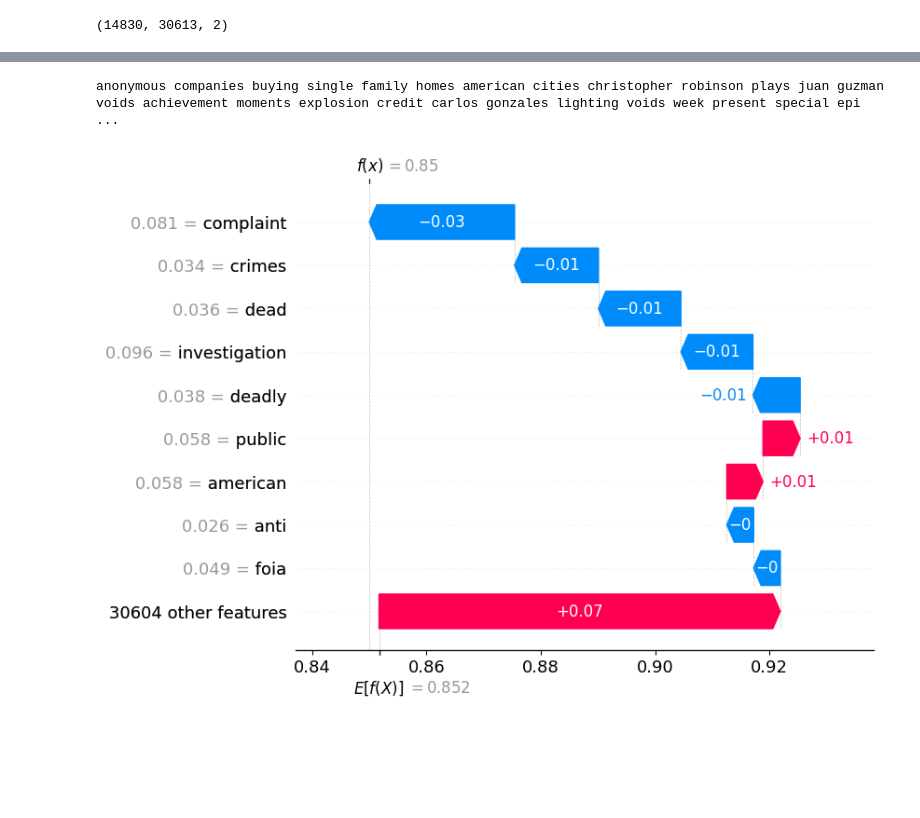
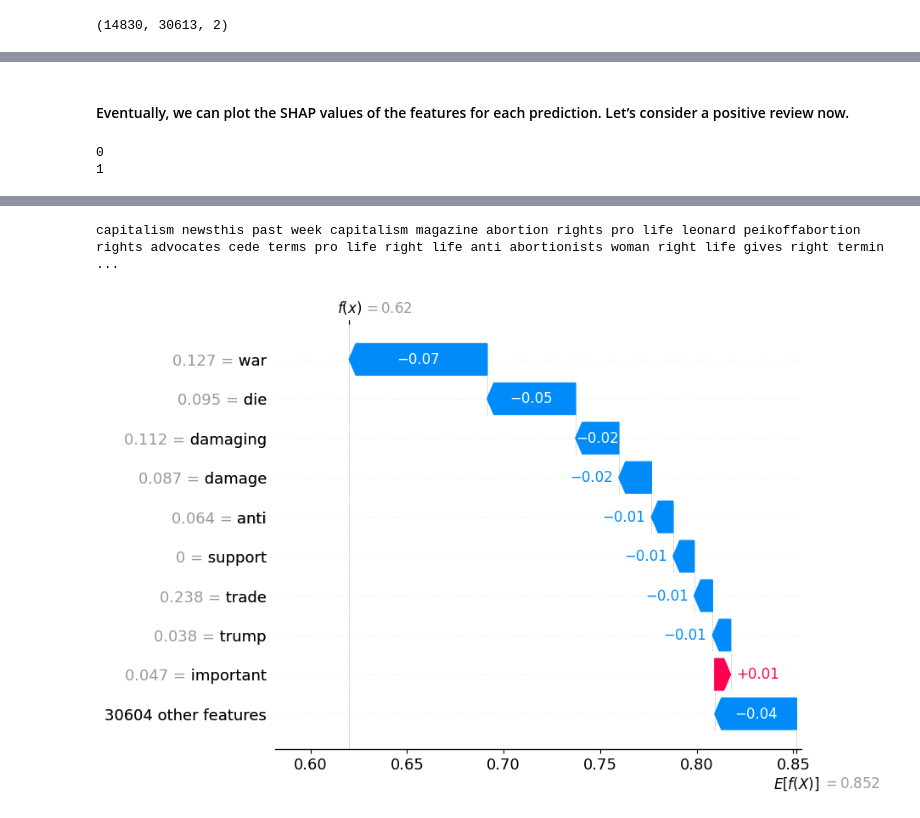
Before and after one commit to statzenthusiast921/political-emails-analysis, a Jupyter notebook: main/notebooks/Interpretable ML with Shapely 12.5.22.ipynb, the cells around one changed output, grey strips where cells are left out. Drawn from its saved outputs; the diff is of its cells as text; code cells hidden in the pictures; blank space fills up the shorter version.

```diff
--- a/main/notebooks/Interpretable ML with Shapely 12.5.22.ipynb
+++ b/main/notebooks/Interpretable ML with Shapely 12.5.22.ipynb
@@ -106,10 +92,18 @@ democrats using impeachment partisan gain interest giving president trump fair i
+# %% [markdown]
+#### Eventually, we can plot the SHAP values of the features for each prediction. Let’s consider a positive review now.
+# %%
+print(y_test[0])
+print(y_test[2])
+# %% [output]
+0
+1
 # %%
 shap.initjs()
 
-ind = 122
+ind = 0
 print(X_test[ind])
 shap.plots.waterfall(shap_values[ind,:,1])
 # %% [output]
 [interactive output not drawn]
-anonymous companies buying single family homes american cities christopher robinson plays juan guzman voids achievement moments explosion credit carlos gonzales lighting voids week present special epi ...
+capitalism newsthis past week capitalism magazine abortion rights pro life leonard peikoffabortion rights advocates cede terms pro life right life anti abortionists woman right life gives right termin ...
-[figure, old version]
+[figure, new version]
```
Also changed, not shown: parts of 13 cells of this notebook.
